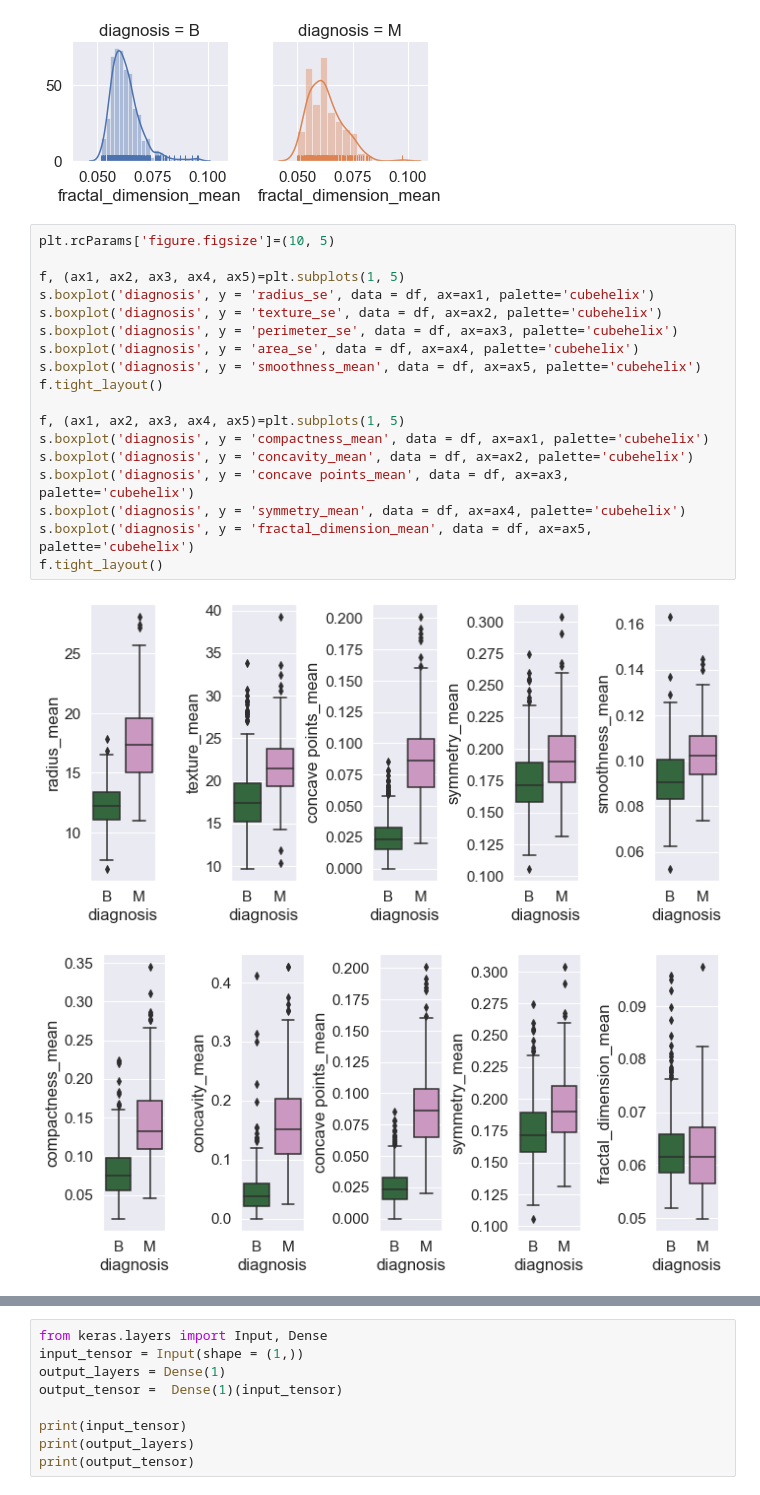
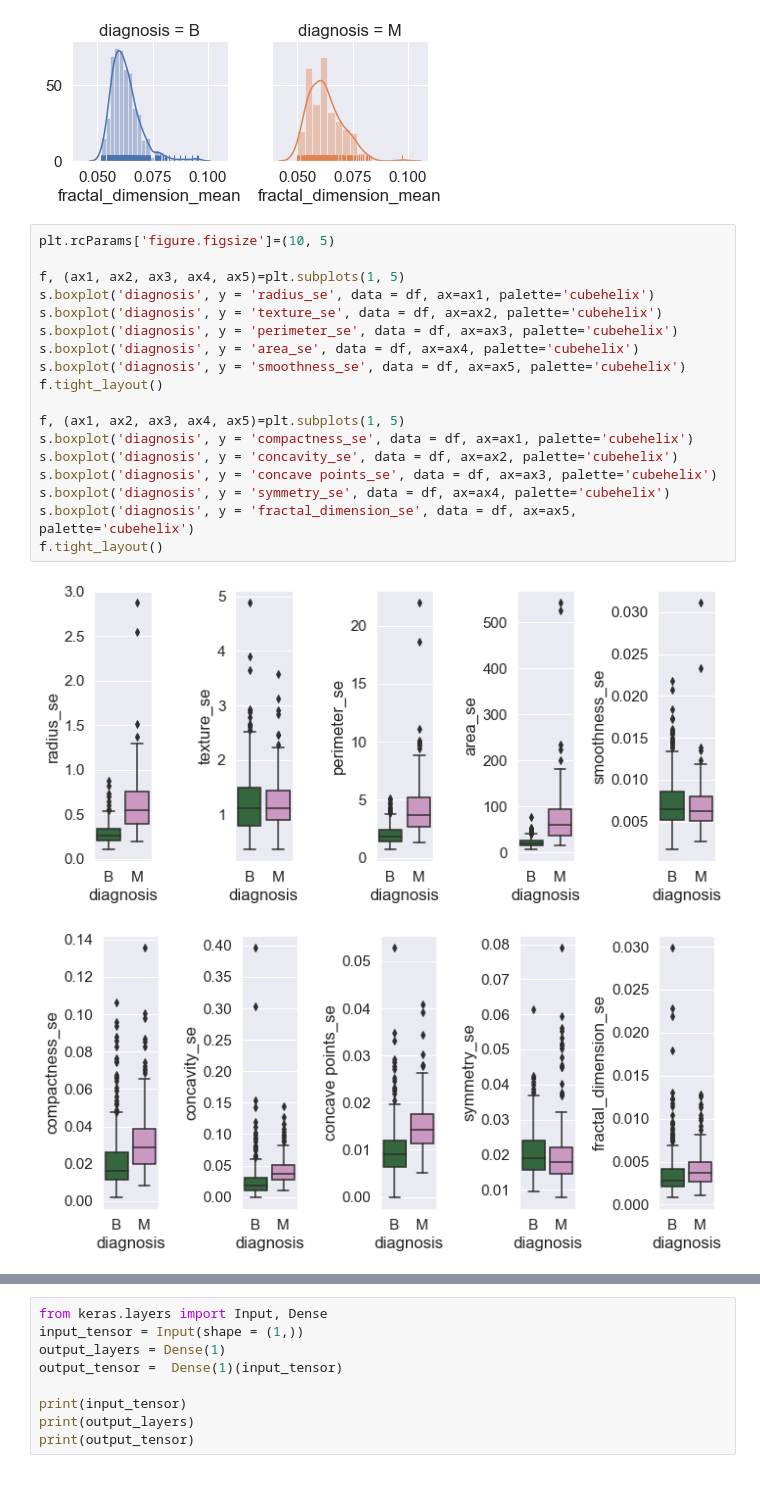
Before and after one commit to LinaSachuk/Deploying-Machine-Learning-Models, a Jupyter notebook: Breast Cancer Classification.ipynb, the cells around one changed output, grey strips where cells are left out. Drawn from its saved outputs; the diff is of its cells as text.

```diff
--- a/Breast Cancer Classification.ipynb
+++ b/Breast Cancer Classification.ipynb
@@ -186,21 +186,21 @@ q.map(s.distplot, 'fractal_dimension_mean', hist=True, rug=True)
 # %%
 plt.rcParams['figure.figsize']=(10, 5)
 
 f, (ax1, ax2, ax3, ax4, ax5)=plt.subplots(1, 5)
 s.boxplot('diagnosis', y = 'radius_se', data = df, ax=ax1, palette='cubehelix')
 s.boxplot('diagnosis', y = 'texture_se', data = df, ax=ax2, palette='cubehelix')
 s.boxplot('diagnosis', y = 'perimeter_se', data = df, ax=ax3, palette='cubehelix')
 s.boxplot('diagnosis', y = 'area_se', data = df, ax=ax4, palette='cubehelix')
-s.boxplot('diagnosis', y = 'smoothness_mean', data = df, ax=ax5, palette='cubehelix')
+s.boxplot('diagnosis', y = 'smoothness_se', data = df, ax=ax5, palette='cubehelix')
 f.tight_layout()
 
 f, (ax1, ax2, ax3, ax4, ax5)=plt.subplots(1, 5)
-s.boxplot('diagnosis', y = 'compactness_mean', data = df, ax=ax1, palette='cubehelix')
-s.boxplot('diagnosis', y = 'concavity_mean', data = df, ax=ax2, palette='cubehelix')
-s.boxplot('diagnosis', y = 'concave points_mean', data = df, ax=ax3, palette='cubehelix')
-s.boxplot('diagnosis', y = 'symmetry_mean', data = df, ax=ax4, palette='cubehelix')
-s.boxplot('diagnosis', y = 'fractal_dimension_mean', data = df, ax=ax5, palette='cubehelix')
+s.boxplot('diagnosis', y = 'compactness_se', data = df, ax=ax1, palette='cubehelix')
+s.boxplot('diagnosis', y = 'concavity_se', data = df, ax=ax2, palette='cubehelix')
+s.boxplot('diagnosis', y = 'concave points_se', data = df, ax=ax3, palette='cubehelix')
+s.boxplot('diagnosis', y = 'symmetry_se', data = df, ax=ax4, palette='cubehelix')
+s.boxplot('diagnosis', y = 'fractal_dimension_se', data = df, ax=ax5, palette='cubehelix')
 f.tight_layout()
 # %% [output]
-[figure, old version]
+[figure, new version]
-[figure, old version]
+[figure, new version]
```
Also changed, not shown: parts of 1 cell of this notebook.
